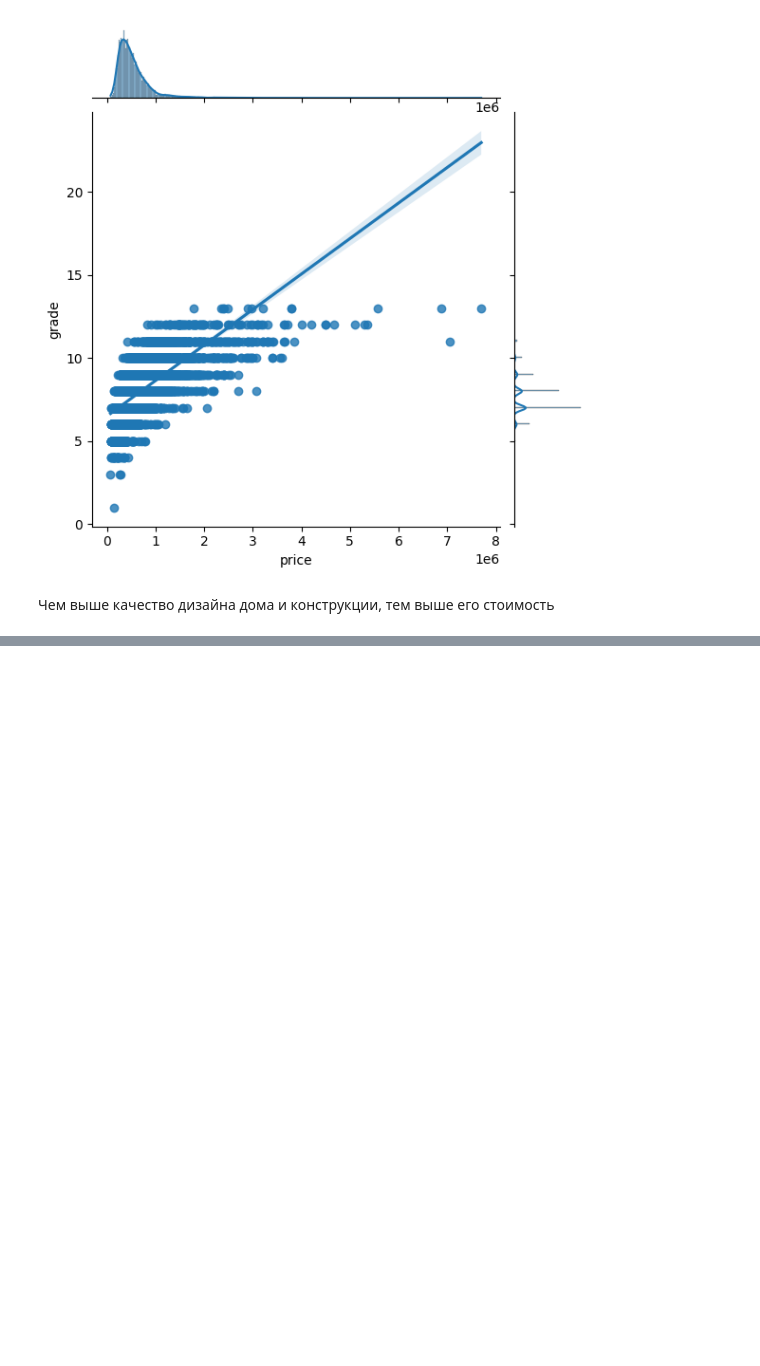
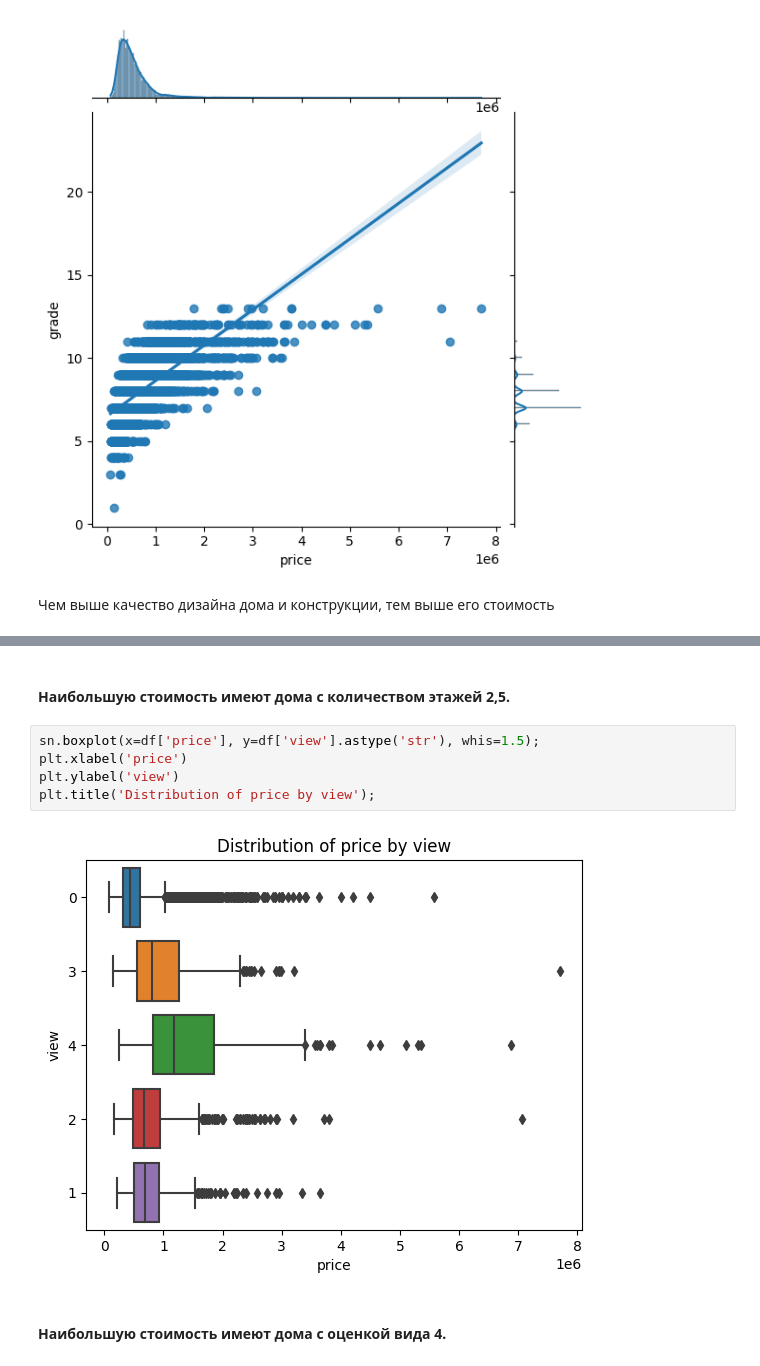
Before and after one commit to AlexZin2911/dz_py_for_analyze_sem4, a Jupyter notebook: dz_sem4.ipynb, the cells around one changed output, grey strips where cells are left out. Drawn from its saved outputs; the diff is of its cells as text; blank space fills up the shorter version.

```diff
--- a/dz_sem4.ipynb
+++ b/dz_sem4.ipynb
@@ -129,0 +161,11 @@ sns.jointplot(x=df['price'], y=df['grade'], kind='reg');
+# %% [markdown]
+#### Наибольшую стоимость имеют дома с количеством этажей 2,5.
+# %%
+sn.boxplot(x=df['price'], y=df['view'].astype('str'), whis=1.5);
+plt.xlabel('price')
+plt.ylabel('view')
+plt.title('Distribution of price by view');
+# %% [output]
+[figure, added]
+# %% [markdown]
+#### Наибольшую стоимость имеют дома с оценкой вида 4.
```
Also changed, not shown: parts of 12 cells of this notebook.
